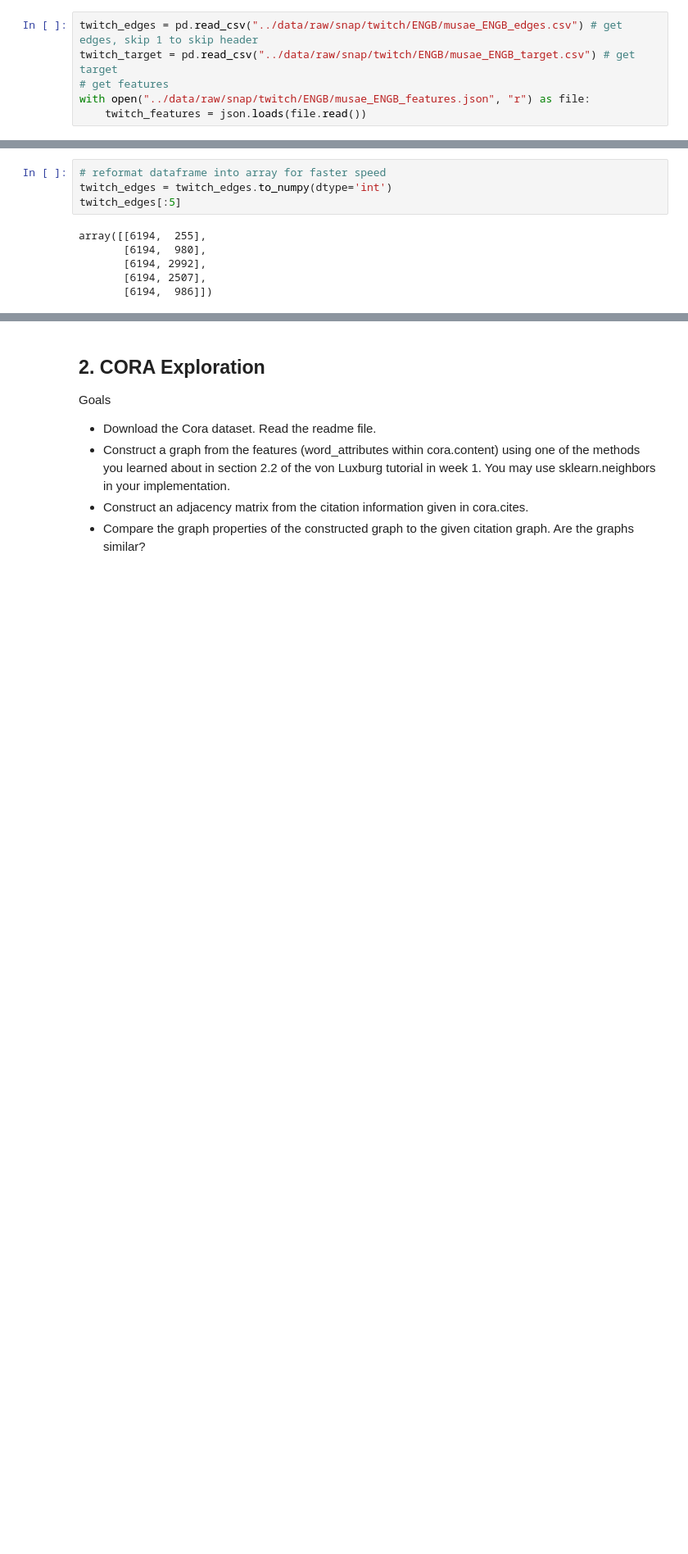
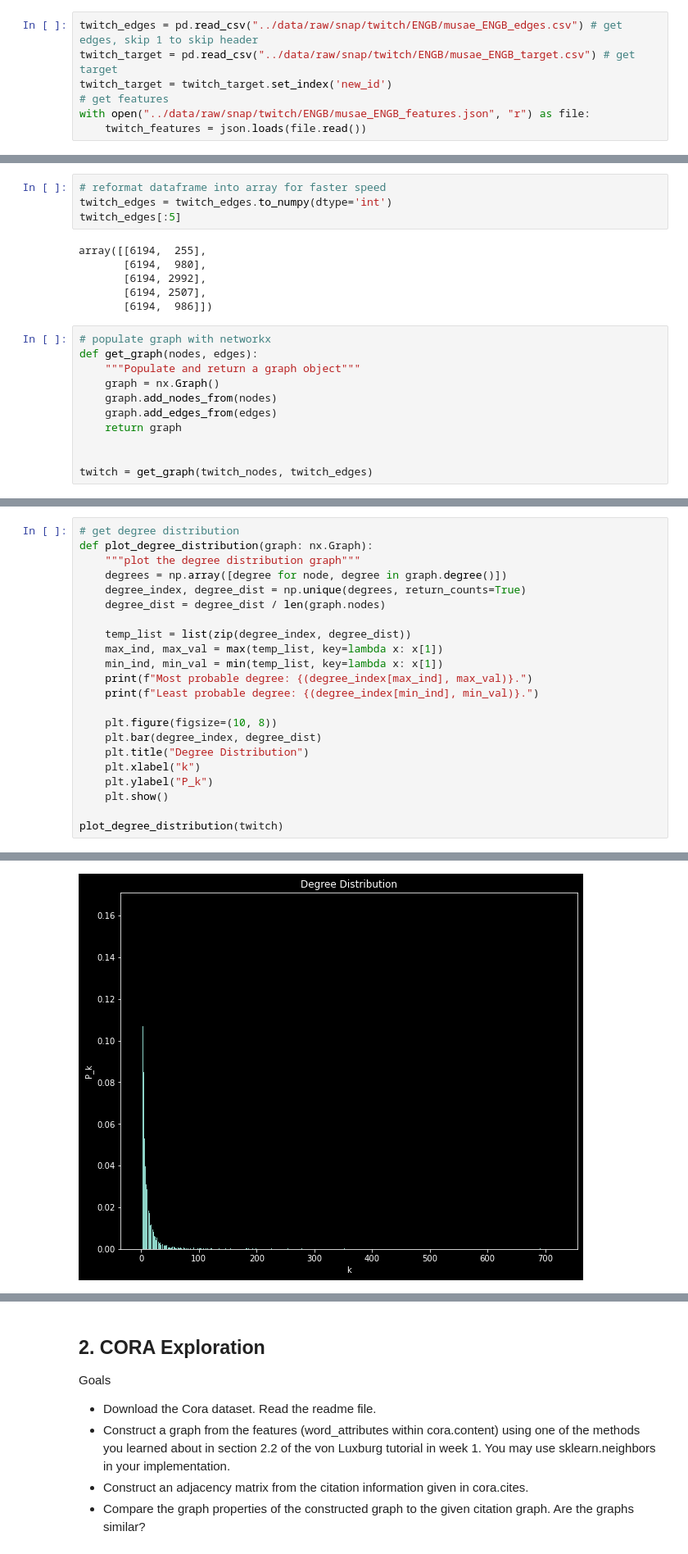
Before and after one commit to Barry0121/graph-neural-net-benchmark, a Jupyter notebook: notebooks/graph-base-data.ipynb, the cells around one changed output, grey strips where cells are left out. Shown: that part at 82% size. Cells and saved outputs as stored; diff of their text form; blank space fills up the shorter version.

Commit message:
Update graphs

```diff
--- a/notebooks/graph-base-data.ipynb
+++ b/notebooks/graph-base-data.ipynb
@@ -23,6 +24,7 @@ Start with Twitch Data
 # %%
 twitch_edges = pd.read_csv("../data/raw/snap/twitch/ENGB/musae_ENGB_edges.csv") # get edges, skip 1 to skip header
 twitch_target = pd.read_csv("../data/raw/snap/twitch/ENGB/musae_ENGB_target.csv") # get target
+twitch_target = twitch_target.set_index('new_id')
 # get features
 with open("../data/raw/snap/twitch/ENGB/musae_ENGB_features.json", "r") as file:
     twitch_features = json.loads(file.read())
@@ -42,5 +44,16 @@ array([[6194,  255],
        [6194, 2992],
        [6194, 2507],
        [6194,  986]])
+# %%
+# populate graph with networkx
+def get_graph(nodes, edges):
+    """Populate and return a graph object"""
+    graph = nx.Graph()
+    graph.add_nodes_from(nodes)
+    graph.add_edges_from(edges)
+    return graph
+
+
+twitch = get_graph(twitch_nodes, twitch_edges)
 # %%
 # get some basic stats on the nodes
@@ -57,0 +69,23 @@ Average Degree.
+# %%
+# get degree distribution
+def plot_degree_distribution(graph: nx.Graph):
+    """plot the degree distribution graph"""
+    degrees = np.array([degree for node, degree in graph.degree()])
+    degree_index, degree_dist = np.unique(degrees, return_counts=True)
+    degree_dist = degree_dist / len(graph.nodes)
+
+    temp_list = list(zip(degree_index, degree_dist))
+    max_ind, max_val = max(temp_list, key=lambda x: x[1])
+    min_ind, min_val = min(temp_list, key=lambda x: x[1])
+    print(f"Most probable degree: {(degree_index[max_ind], max_val)}.")
+    print(f"Least probable degree: {(degree_index[min_ind], min_val)}.")
+
+    plt.figure(figsize=(10, 8))
+    plt.bar(degree_index, degree_dist)
+    plt.title("Degree Distribution")
+    plt.xlabel("k")
+    plt.ylabel("P_k")
+    plt.show()
+
+plot_degree_distribution(twitch)
+# %% [output]
@@ -57,0 +94 @@ Average Degree.
+[figure, added]
```
Also changed, not shown: parts of 9 cells of this notebook, 1 other file.
